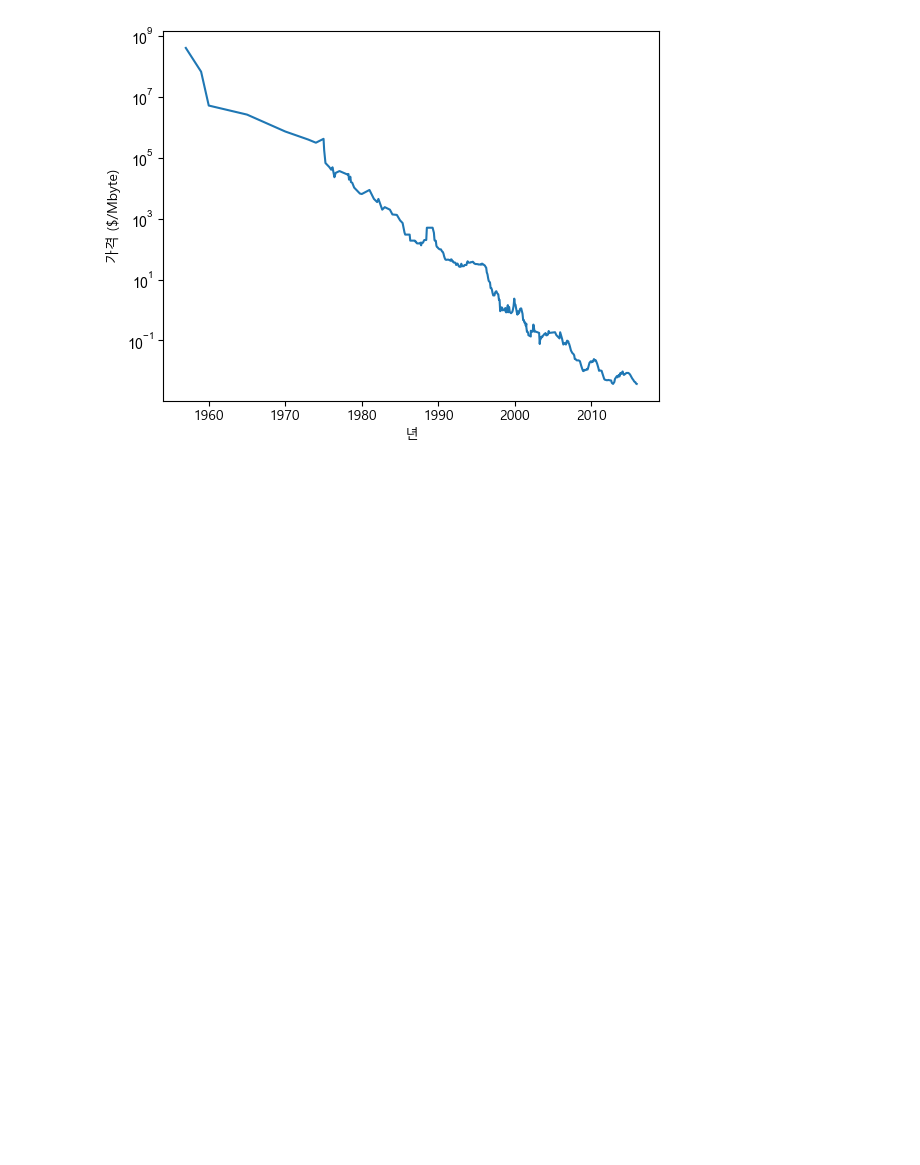
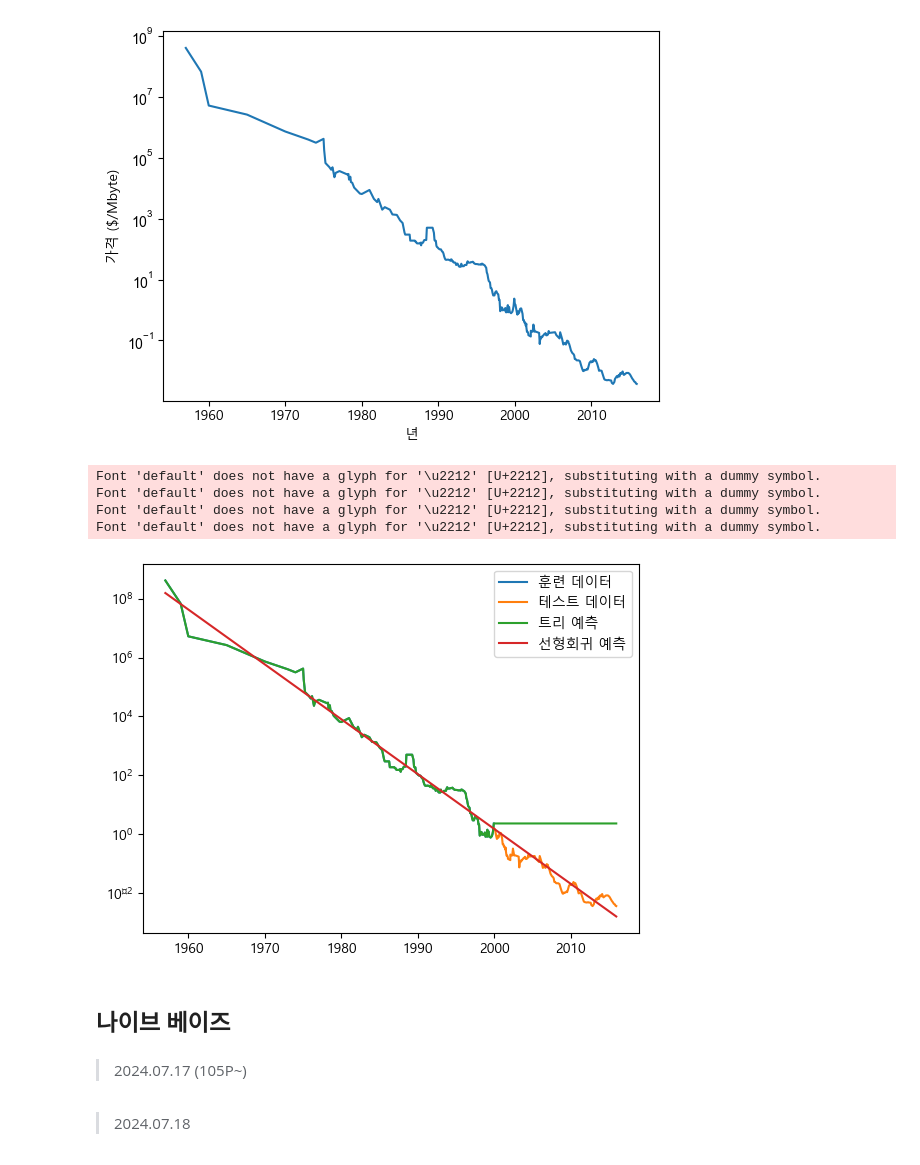
Before and after one commit to EUMGOUN01/K7_Machine, a Jupyter notebook: 02_supervised_learning.ipynb, the cells around one changed output. Drawn from its saved outputs; the diff is of its cells as text; code cells hidden in the pictures; blank space fills up the shorter version.

```diff
--- a/02_supervised_learning.ipynb
+++ b/02_supervised_learning.ipynb
@@ -326,36 +309,40 @@ from sklearn.tree import DecisionTreeRegressor
 from sklearn.linear_model import LinearRegression
 import numpy as np
 
-# Assuming ram_price is defined correctly
+date_train = ram_price[ram_price['date'] < 2000]
+date_test = ram_price[ram_price['date'] >= 2000]
 
-# Prepare training and test datasets based on date
-date_train = ram_price[ram_price.date < 2000]
-date_test = ram_price[ram_price.date >= 2000]
+X_train = date_train[['date']]
+y_train = np.log(date_train['price'])
 
-# Reshape date data for sklearn models (if needed)
-X_train = date_train.date.to_numpy().reshape(-1, 1)
-y_train = np.log(date_train.price)
+X_all = ram_price[['date']]
 
-# Train Decision Tree Regression model
 tree = DecisionTreeRegressor().fit(X_train, y_train)
-
-# Train Linear Regression model
 linear_reg = LinearRegression().fit(X_train, y_train)
 
-# Prepare X_all for prediction
-X_all = ram_price.date.to_numpy().reshape(-1, 1)
+pred_tree = tree.predict(X_all)
+pred_lr = linear_reg.predict(X_all)
 
-# Predict using Decision Tree Regression model
-pred_tree = tree.predict(X_all)
-
-# Predict using Linear Regression model
- = linear_reg.predict(X_all)
-pred_lr = np.exp(pred_lr)  # Exponentiate the predictions if needed
-
-# Now you can use pred_tree and pred_lr as needed in your further analysis or visualization
+price_tree = np.exp(pred_tree)
+price_lr = np.exp(pred_lr)
 # %%
-plt.semilogy(date_train.date, date_train.price, label="훈련테스트" )
-plt.semilogy(date_test.date, date_test.price, label="테스트 데이터" )
-plt.semilogy(ram_price.date, pred_tree, lebel="트리 예측" )
-plt.semilogy( )
+import matplotlib.pyplot as plt
+
+plt.semilogy(date_train.date, date_train.price, label="훈련 데이터")
+plt.semilogy(date_test.date, date_test.price, label="테스트 데이터")
+plt.semilogy(ram_price.date, price_tree, label="트리 예측")
+plt.semilogy(ram_price.date, price_lr, label="선형회귀 예측")
 plt.legend()
+plt.show()
+# %% [output]
+Font 'default' does not have a glyph for '\u2212' [U+2212], substituting with a dummy symbol.
+Font 'default' does not have a glyph for '\u2212' [U+2212], substituting with a dummy symbol.
+Font 'default' does not have a glyph for '\u2212' [U+2212], substituting with a dummy symbol.
+Font 'default' does not have a glyph for '\u2212' [U+2212], substituting with a dummy symbol.
+[figure, added]
+# %% [markdown]
+## 나이브 베이즈
+# %% [markdown]
+> 2024.07.17 (105P~)
+# %% [markdown]
+> 2024.07.18
```
Also changed, not shown: parts of 15 cells of this notebook, 9 other files.
